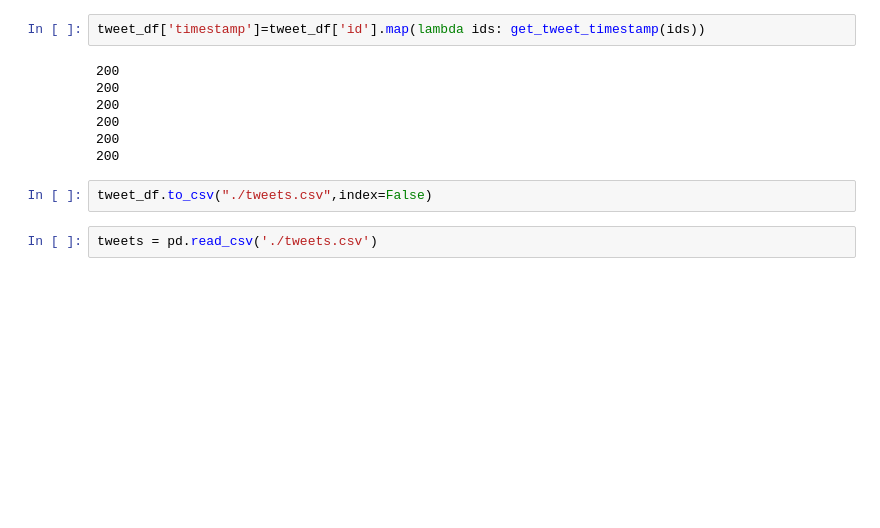
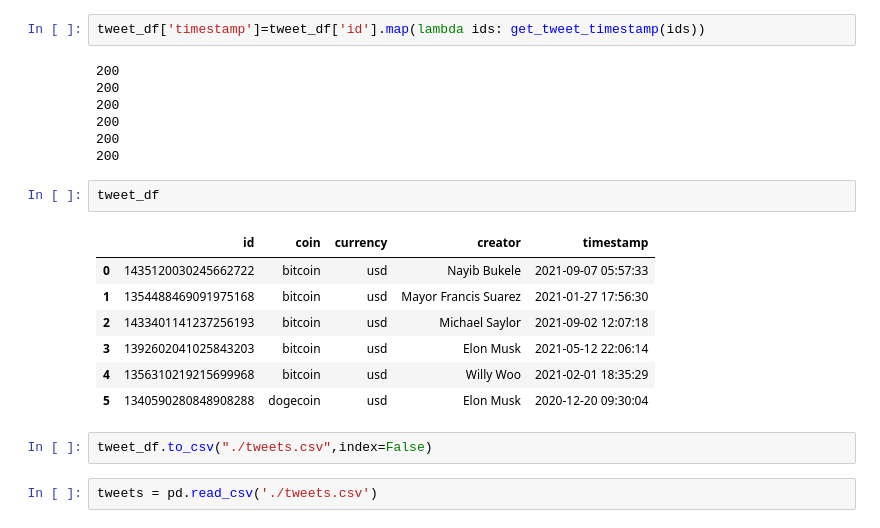
Before and after one commit to DataTa-Da/qm2, a Jupyter notebook: data/crypto/coingecko.ipynb, the cells around one changed output. Drawn from its saved outputs; the diff is of its cells as text; blank space fills up the shorter version.

```diff
--- a/data/crypto/coingecko.ipynb
+++ b/data/crypto/coingecko.ipynb
@@ -99,6 +100,16 @@ tweet_df['timestamp']=tweet_df['id'].map(lambda ids: get_tweet_timestamp(ids))
 200
 200
 200
+# %%
+tweet_df
+# %% [output]
+|  | id | coin | currency | creator | timestamp |
+| 0 | 1435120030245662722 | bitcoin | usd | Nayib Bukele | 2021-09-07 05:57:33 |
+| 1 | 1354488469091975168 | bitcoin | usd | Mayor Francis Suarez | 2021-01-27 17:56:30 |
+| 2 | 1433401141237256193 | bitcoin | usd | Michael Saylor | 2021-09-02 12:07:18 |
+| 3 | 1392602041025843203 | bitcoin | usd | Elon Musk | 2021-05-12 22:06:14 |
+| 4 | 1356310219215699968 | bitcoin | usd | Willy Woo | 2021-02-01 18:35:29 |
+| 5 | 1340590280848908288 | dogecoin | usd | Elon Musk | 2020-12-20 09:30:04 |
 # %%
 tweet_df.to_csv("./tweets.csv",index=False)
 # %%
```
Also changed, not shown: parts of 2 cells of this notebook, 3 other files.
